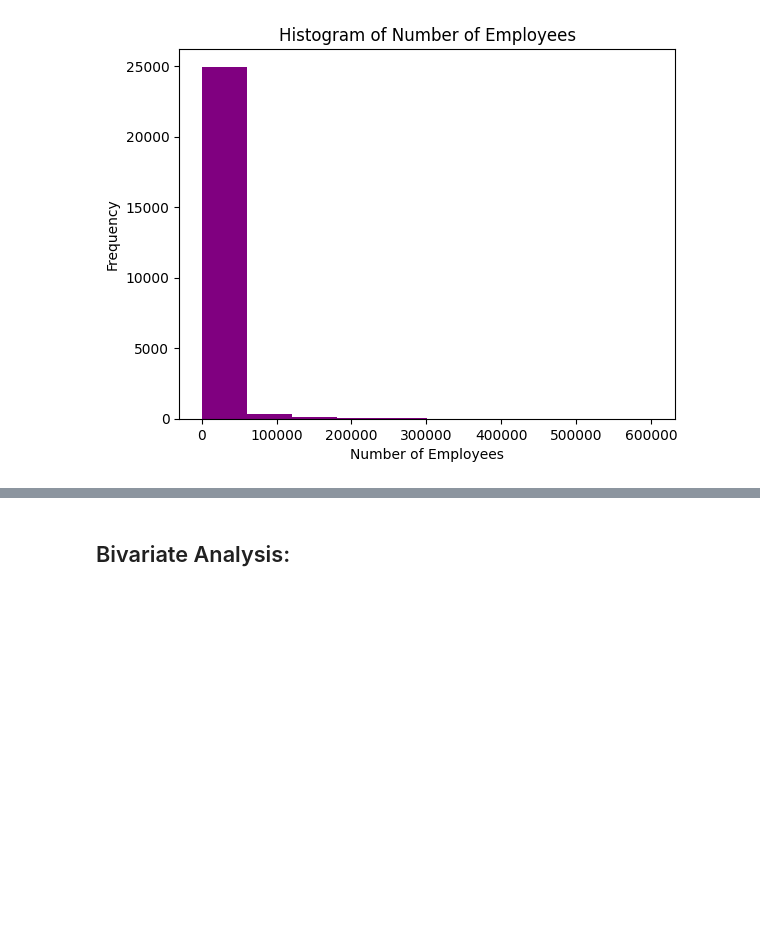
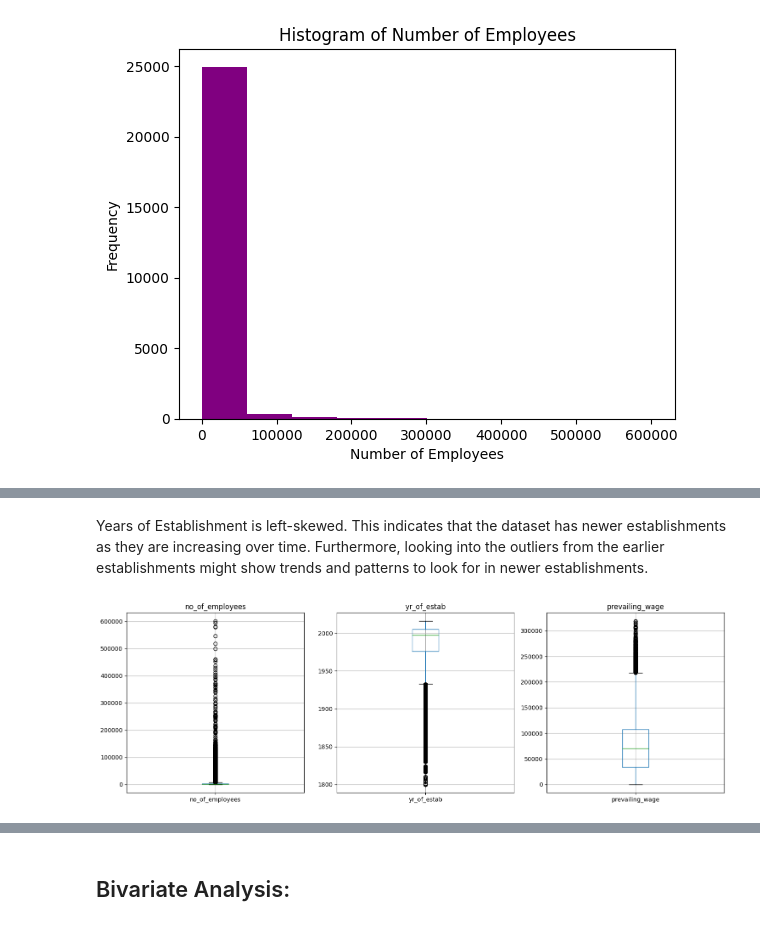
Before and after one commit to 1sallyb/FinalProject, a Jupyter notebook: Notebook/EDA.ipynb, the cells around one changed output, grey strips where cells are left out. Saved outputs shown, nothing was run; the diff lists cells and outputs as text; code cells hidden in the pictures; blank space fills up the shorter version.

```diff
--- a/Notebook/EDA.ipynb
+++ b/Notebook/EDA.ipynb
@@ -88,0 +133,20 @@ plt.show()
+# %% [markdown]
+Years of Establishment is left-skewed. This indicates that the dataset has newer establishments as they are increasing over time. Furthermore, looking into the outliers from the earlier establishments might show trends and patterns to look for in newer establishments.
+# %%
+import seaborn as sns
+
+# Filter out non-numeric columns
+numeric_columns = df.select_dtypes(include=['number']).columns
+
+# Create subplots
+fig, axes = plt.subplots(nrows=1, ncols=len(numeric_columns), figsize=(15, 5))
+
+# Plot box plots for each numeric feature
+for i, column in enumerate(numeric_columns):
+    df.boxplot(column, ax=axes[i])
+    axes[i].set_title(column)
+
+plt.tight_layout()
+plt.show()
+# %% [output]
+[figure, added]
```
Also changed, not shown: parts of 9 cells of this notebook.
